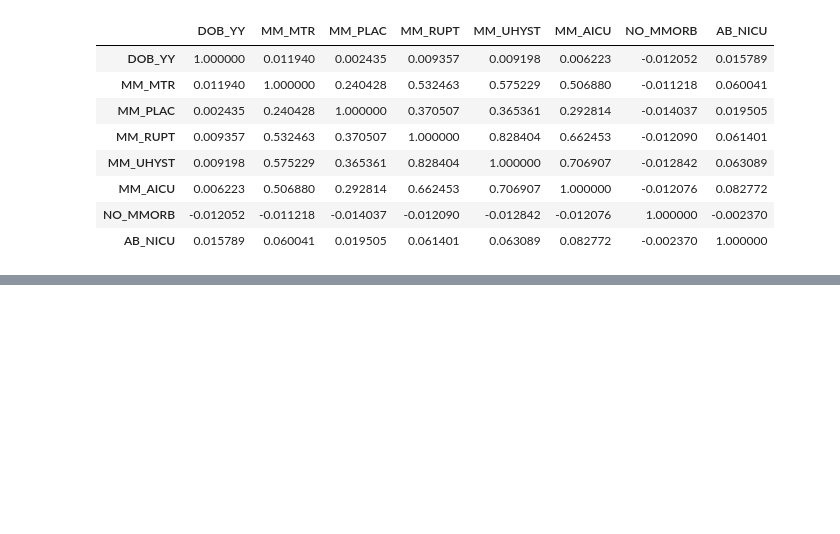
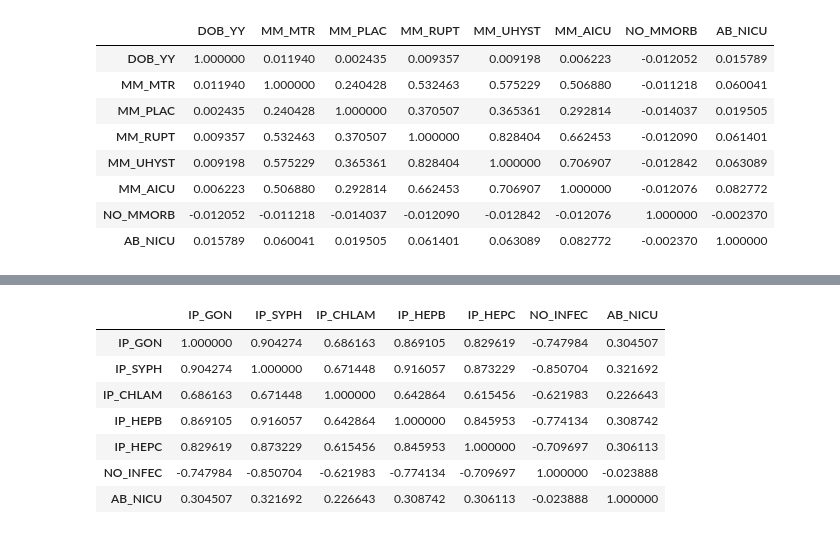
Before and after one commit to alickr/cdcnatality, a Jupyter notebook: analysis/categorical_feature_analysis.ipynb, the cells around one changed output, grey strips where cells are left out. Cells and saved outputs as stored; diff of their text form; code cells hidden in the pictures; blank space fills up the shorter version.

```diff
--- a/analysis/categorical_feature_analysis.ipynb
+++ b/analysis/categorical_feature_analysis.ipynb
@@ -92,0 +128,3 @@ df.corr()
+# %%
+df_inf_1 = pd.read_csv("infections_1.csv", sep='\t')
+df_inf_1.tail()
@@ -92,0 +138,20 @@ df.corr()
+# %%
+df_inf_1.drop("DOB_YY", axis = 1, inplace = True)
+# %%
+df_inf_1['IP_GON'] = pd.DataFrame(list(map(parseToInt, df_inf_1['IP_GON'])))
+df_inf_1['IP_SYPH'] = pd.DataFrame(list(map(parseToInt, df_inf_1['IP_SYPH'])))
+df_inf_1['IP_CHLAM'] = pd.DataFrame(list(map(parseToInt, df_inf_1['IP_CHLAM'])))
+df_inf_1['IP_HEPB'] = pd.DataFrame(list(map(parseToInt, df_inf_1['IP_HEPB'])))
+df_inf_1['IP_HEPC'] = pd.DataFrame(list(map(parseToInt, df_inf_1['IP_HEPC'])))
+df_inf_1['AB_NICU'] = pd.DataFrame(list(map(parseToInt, df_inf_1['AB_NICU'])))
+# %%
+df_inf_1.corr()
+# %% [output]
+|  | IP_GON | IP_SYPH | IP_CHLAM | IP_HEPB | IP_HEPC | NO_INFEC | AB_NICU |
+| IP_GON | 1.000000 | 0.904274 | 0.686163 | 0.869105 | 0.829619 | -0.747984 | 0.304507 |
+| IP_SYPH | 0.904274 | 1.000000 | 0.671448 | 0.916057 | 0.873229 | -0.850704 | 0.321692 |
+| IP_CHLAM | 0.686163 | 0.671448 | 1.000000 | 0.642864 | 0.615456 | -0.621983 | 0.226643 |
+| IP_HEPB | 0.869105 | 0.916057 | 0.642864 | 1.000000 | 0.845953 | -0.774134 | 0.308742 |
+| IP_HEPC | 0.829619 | 0.873229 | 0.615456 | 0.845953 | 1.000000 | -0.709697 | 0.306113 |
+| NO_INFEC | -0.747984 | -0.850704 | -0.621983 | -0.774134 | -0.709697 | 1.000000 | -0.023888 |
+| AB_NICU | 0.304507 | 0.321692 | 0.226643 | 0.308742 | 0.306113 | -0.023888 | 1.000000 |
```
Also changed, not shown: parts of 20 cells of this notebook, 8 other files.
